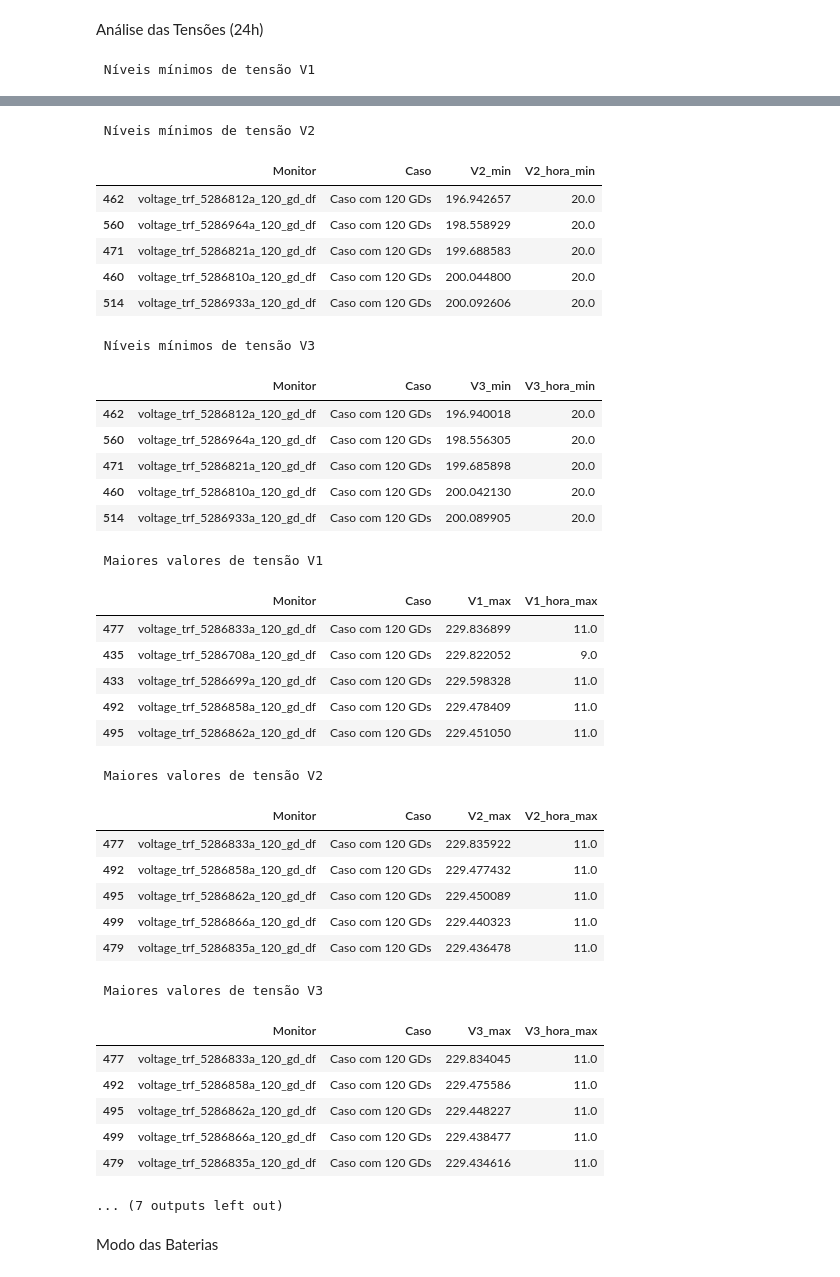
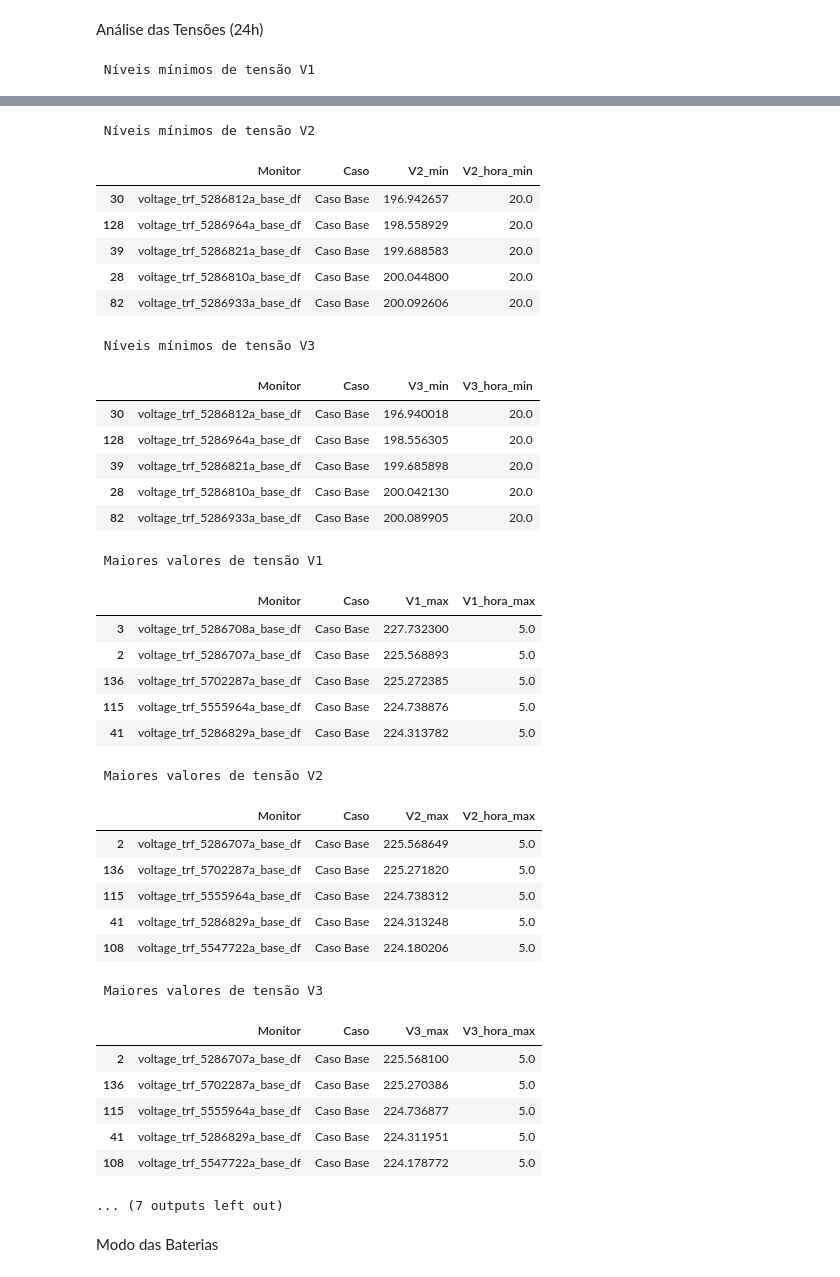
Before and after one commit to Ivanictor/CLAGTEE-CBA, a Jupyter notebook: main.ipynb, the cells around one changed output, grey strips where cells are left out. Cells and saved outputs as stored; diff of their text form; code cells hidden in the pictures.

```diff
--- a/main.ipynb
+++ b/main.ipynb
@@ -636,7 +636,7 @@ df_stats = pd.DataFrame(estatisticas)
 
 #### Query Caso ###
 
-df_stats = df_stats.query("Caso == 'Caso com 120 GDs'")
+df_stats = df_stats.query("Caso == 'Caso Base'")
 
 #Restrições estatísticas
 df_stats_bt = df_stats.query("V1_max < 1000")
@@ -714,38 +714,38 @@ print(f"\n Nível médio de tensão V3: {media_global_v3}\n")
  Níveis mínimos de tensão V2
 |  | Monitor | Caso | V2_min | V2_hora_min |
-| 462 | voltage_trf_5286812a_120_gd_df | Caso com 120 GDs | 196.942657 | 20.0 |
-| 560 | voltage_trf_5286964a_120_gd_df | Caso com 120 GDs | 198.558929 | 20.0 |
-| 471 | voltage_trf_5286821a_120_gd_df | Caso com 120 GDs | 199.688583 | 20.0 |
-| 460 | voltage_trf_5286810a_120_gd_df | Caso com 120 GDs | 200.044800 | 20.0 |
-| 514 | voltage_trf_5286933a_120_gd_df | Caso com 120 GDs | 200.092606 | 20.0 |
+| 30 | voltage_trf_5286812a_base_df | Caso Base | 196.942657 | 20.0 |
+| 128 | voltage_trf_5286964a_base_df | Caso Base | 198.558929 | 20.0 |
+| 39 | voltage_trf_5286821a_base_df | Caso Base | 199.688583 | 20.0 |
+| 28 | voltage_trf_5286810a_base_df | Caso Base | 200.044800 | 20.0 |
+| 82 | voltage_trf_5286933a_base_df | Caso Base | 200.092606 | 20.0 |
  Níveis mínimos de tensão V3
 |  | Monitor | Caso | V3_min | V3_hora_min |
-| 462 | voltage_trf_5286812a_120_gd_df | Caso com 120 GDs | 196.940018 | 20.0 |
-| 560 | voltage_trf_5286964a_120_gd_df | Caso com 120 GDs | 198.556305 | 20.0 |
-| 471 | voltage_trf_5286821a_120_gd_df | Caso com 120 GDs | 199.685898 | 20.0 |
-| 460 | voltage_trf_5286810a_120_gd_df | Caso com 120 GDs | 200.042130 | 20.0 |
-| 514 | voltage_trf_5286933a_120_gd_df | Caso com 120 GDs | 200.089905 | 20.0 |
+| 30 | voltage_trf_5286812a_base_df | Caso Base | 196.940018 | 20.0 |
+| 128 | voltage_trf_5286964a_base_df | Caso Base | 198.556305 | 20.0 |
+| 39 | voltage_trf_5286821a_base_df | Caso Base | 199.685898 | 20.0 |
+| 28 | voltage_trf_5286810a_base_df | Caso Base | 200.042130 | 20.0 |
+| 82 | voltage_trf_5286933a_base_df | Caso Base | 200.089905 | 20.0 |
  Maiores valores de tensão V1
 |  | Monitor | Caso | V1_max | V1_hora_max |
-| 477 | voltage_trf_5286833a_120_gd_df | Caso com 120 GDs | 229.836899 | 11.0 |
-| 435 | voltage_trf_5286708a_120_gd_df | Caso com 120 GDs | 229.822052 | 9.0 |
-| 433 | voltage_trf_5286699a_120_gd_df | Caso com 120 GDs | 229.598328 | 11.0 |
-| 492 | voltage_trf_5286858a_120_gd_df | Caso com 120 GDs | 229.478409 | 11.0 |
-| 495 | voltage_trf_5286862a_120_gd_df | Caso com 120 GDs | 229.451050 | 11.0 |
+| 3 | voltage_trf_5286708a_base_df | Caso Base | 227.732300 | 5.0 |
+| 2 | voltage_trf_5286707a_base_df | Caso Base | 225.568893 | 5.0 |
+| 136 | voltage_trf_5702287a_base_df | Caso Base | 225.272385 | 5.0 |
+| 115 | voltage_trf_5555964a_base_df | Caso Base | 224.738876 | 5.0 |
+| 41 | voltage_trf_5286829a_base_df | Caso Base | 224.313782 | 5.0 |
  Maiores valores de tensão V2
 |  | Monitor | Caso | V2_max | V2_hora_max |
-| 477 | voltage_trf_5286833a_120_gd_df | Caso com 120 GDs | 229.835922 | 11.0 |
-| 492 | voltage_trf_5286858a_120_gd_df | Caso com 120 GDs | 229.477432 | 11.0 |
-| 495 | voltage_trf_5286862a_120_gd_df | Caso com 120 GDs | 229.450089 | 11.0 |
-| 499 | voltage_trf_5286866a_120_gd_df | Caso com 120 GDs | 229.440323 | 11.0 |
-| 479 | voltage_trf_5286835a_120_gd_df | Caso com 120 GDs | 229.436478 | 11.0 |
+| 2 | voltage_trf_5286707a_base_df | Caso Base | 225.568649 | 5.0 |
+| 136 | voltage_trf_5702287a_base_df | Caso Base | 225.271820 | 5.0 |
+| 115 | voltage_trf_5555964a_base_df | Caso Base | 224.738312 | 5.0 |
+| 41 | voltage_trf_5286829a_base_df | Caso Base | 224.313248 | 5.0 |
+| 108 | voltage_trf_5547722a_base_df | Caso Base | 224.180206 | 5.0 |
  Maiores valores de tensão V3
 |  | Monitor | Caso | V3_max | V3_hora_max |
-| 477 | voltage_trf_5286833a_120_gd_df | Caso com 120 GDs | 229.834045 | 11.0 |
-| 492 | voltage_trf_5286858a_120_gd_df | Caso com 120 GDs | 229.475586 | 11.0 |
-| 495 | voltage_trf_5286862a_120_gd_df | Caso com 120 GDs | 229.448227 | 11.0 |
-| 499 | voltage_trf_5286866a_120_gd_df | Caso com 120 GDs | 229.438477 | 11.0 |
-| 479 | voltage_trf_5286835a_120_gd_df | Caso com 120 GDs | 229.434616 | 11.0 |
+| 2 | voltage_trf_5286707a_base_df | Caso Base | 225.568100 | 5.0 |
+| 136 | voltage_trf_5702287a_base_df | Caso Base | 225.270386 | 5.0 |
+| 115 | voltage_trf_5555964a_base_df | Caso Base | 224.736877 | 5.0 |
+| 41 | voltage_trf_5286829a_base_df | Caso Base | 224.311951 | 5.0 |
+| 108 | voltage_trf_5547722a_base_df | Caso Base | 224.178772 | 5.0 |
 ... (7 outputs left out)
 # %% [markdown]
 Modo das Baterias
```
Also changed, not shown: parts of 4 cells of this notebook, 3 other files.
